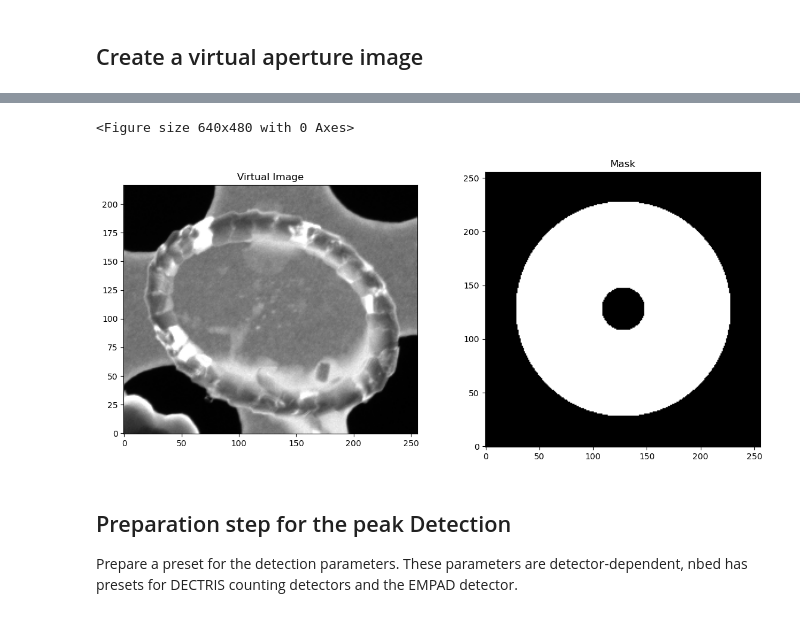
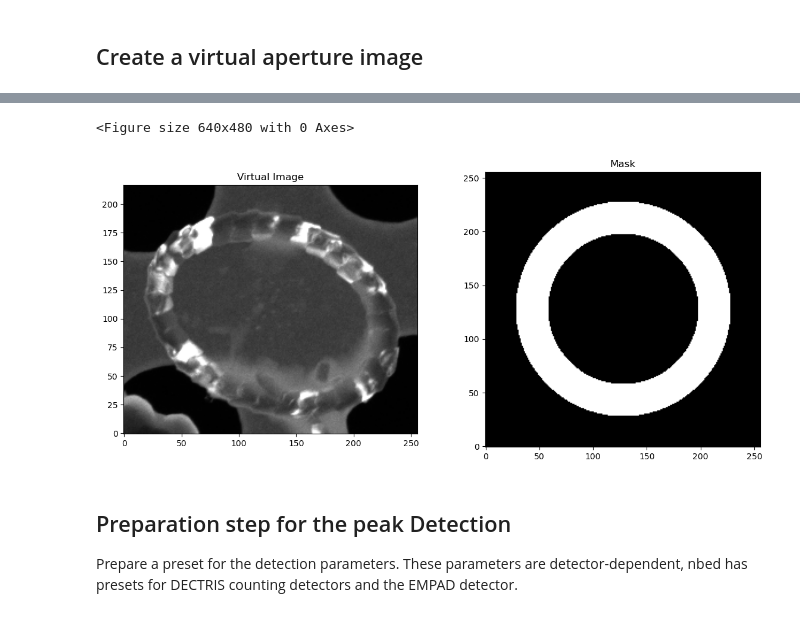
Before and after one commit to LotharHouben/nbed, a Jupyter notebook: examples/nbed-module-peak_detection.ipynb, the cells around one changed output, grey strips where cells are left out. Cells and saved outputs as stored; diff of their text form; code cells hidden in the pictures.

```diff
--- a/examples/nbed-module-peak_detection.ipynb
+++ b/examples/nbed-module-peak_detection.ipynb
@@ -156,23 +156,25 @@ Notes:
 File:      ~/Tyche/git/nbed/src/nbed/classes/pyNBED.py
 Type:      method
 # %%
-# create a virtual detector image
-(mask, vimage)=myset.VirtualApertureImage(radius=[20,100],offset=[0,0],invert=False)
+# create a virtual detector image, here an annular dark-field image
+(mask, vimage)=myset.VirtualApertureImage(radius=[70,100],offset=[0,0],invert=False,mode='sum')
 # %%
 # plot the image
+#dispimage=np.log(vimage)
+dispimage=vimage
 plt.figure()
 
 #subplot(r,c) provide the no. of rows and columns
 fig, (ax1, ax2) = plt.subplots(1, 2, figsize=(14, 6))
 # use the created array to output your multiple images. In this case I have stacked 4 images vertically
-ax1.imshow(bytscl(vimage,vmin=np.mean(vimage)-2*np.std(vimage),vmax=np.mean(vimage)+2*np.std(vimage)),cmap='gray',origin="lower")
+ax1.imshow(bytscl(dispimage,vmin=np.mean(dispimage)-3*np.std(dispimage),vmax=np.mean(dispimage)+3*np.std(dispimage)),cmap='gray',origin="lower")
 ax1.set_title('Virtual Image')
 ax2.imshow(mask,cmap='gray',origin="lower")
 ax2.set_title('Mask')
 plt.show()
 # %% [output]
 <Figure size 640x480 with 0 Axes>
-[figure, old version]
+[figure, new version]
 # %% [markdown]
 ## Preparation step for the peak Detection
 Prepare a preset for the detection parameters.
```
Also changed, not shown: parts of 6 cells of this notebook, 1 other file.
